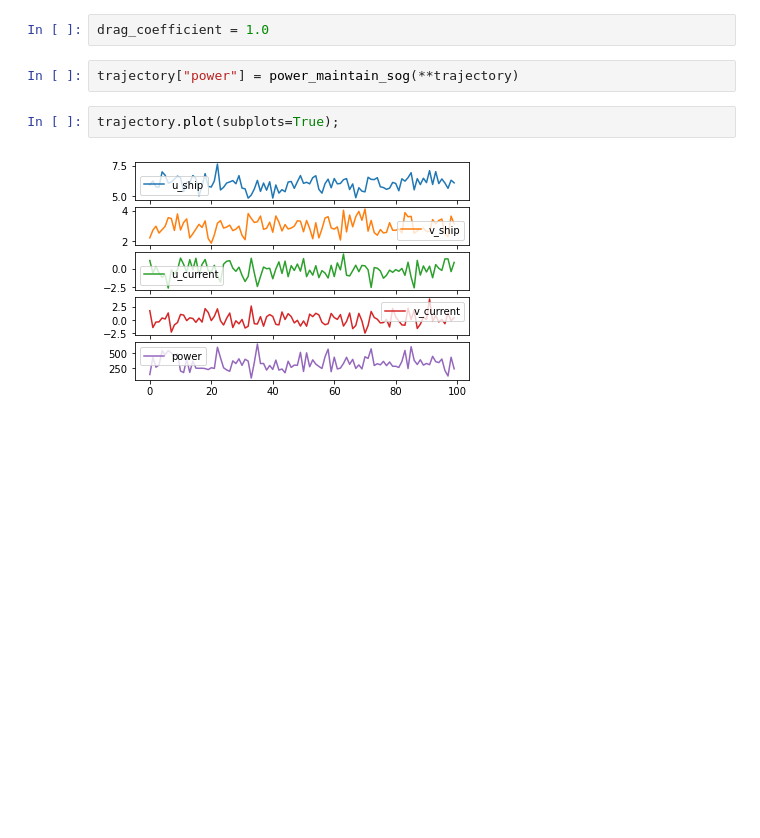
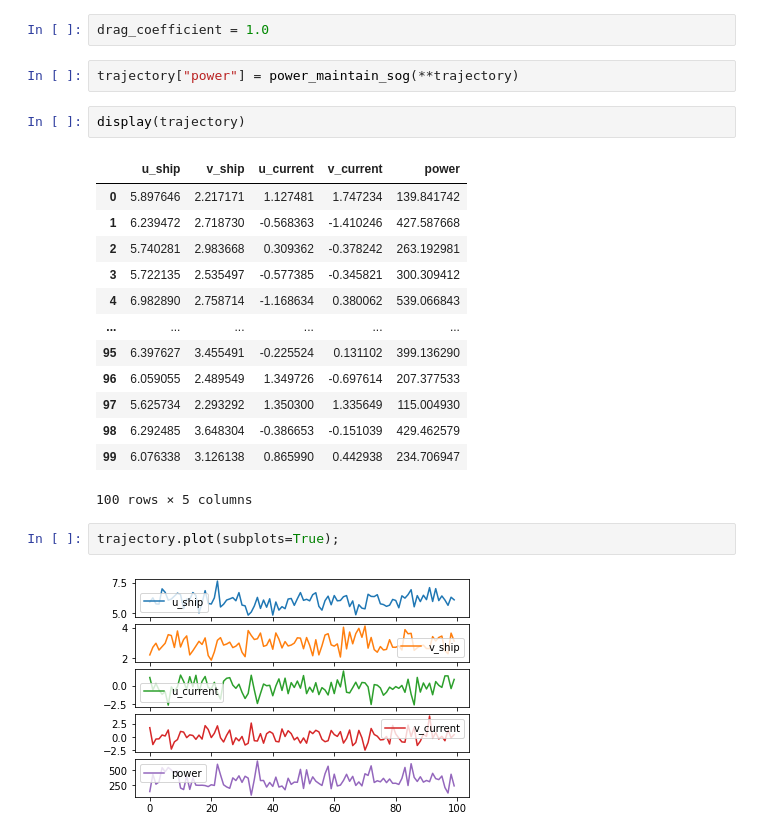
Before and after one commit to willirath/rasmus_fuel, a Jupyter notebook: doc/examples/simplest_parameterisation.ipynb, the cells around one changed output. Cells and saved outputs as stored; diff of their text form; blank space fills up the shorter version.

```diff
--- a/doc/examples/simplest_parameterisation.ipynb
+++ b/doc/examples/simplest_parameterisation.ipynb
@@ -24,6 +40,22 @@ from rasmus_fuel.simplest import power_maintain_sog
 drag_coefficient = 1.0
 # %%
 trajectory["power"] = power_maintain_sog(**trajectory)
+# %%
+display(trajectory)
+# %% [output]
+|  | u_ship | v_ship | u_current | v_current | power |
+| 0 | 5.897646 | 2.217171 | 1.127481 | 1.747234 | 139.841742 |
+| 1 | 6.239472 | 2.718730 | -0.568363 | -1.410246 | 427.587668 |
+| 2 | 5.740281 | 2.983668 | 0.309362 | -0.378242 | 263.192981 |
+| 3 | 5.722135 | 2.535497 | -0.577385 | -0.345821 | 300.309412 |
+| 4 | 6.982890 | 2.758714 | -1.168634 | 0.380062 | 539.066843 |
+| ... | ... | ... | ... | ... | ... |
+| 95 | 6.397627 | 3.455491 | -0.225524 | 0.131102 | 399.136290 |
+| 96 | 6.059055 | 2.489549 | 1.349726 | -0.697614 | 207.377533 |
+| 97 | 5.625734 | 2.293292 | 1.350300 | 1.335649 | 115.004930 |
+| 98 | 6.292485 | 3.648304 | -0.386653 | -0.151039 | 429.462579 |
+| 99 | 6.076338 | 3.126138 | 0.865990 | 0.442938 | 234.706947 |
+100 rows × 5 columns
 # %%
 trajectory.plot(subplots=True);
 # %% [output]
```
Also changed, not shown: parts of 1 cell of this notebook.
